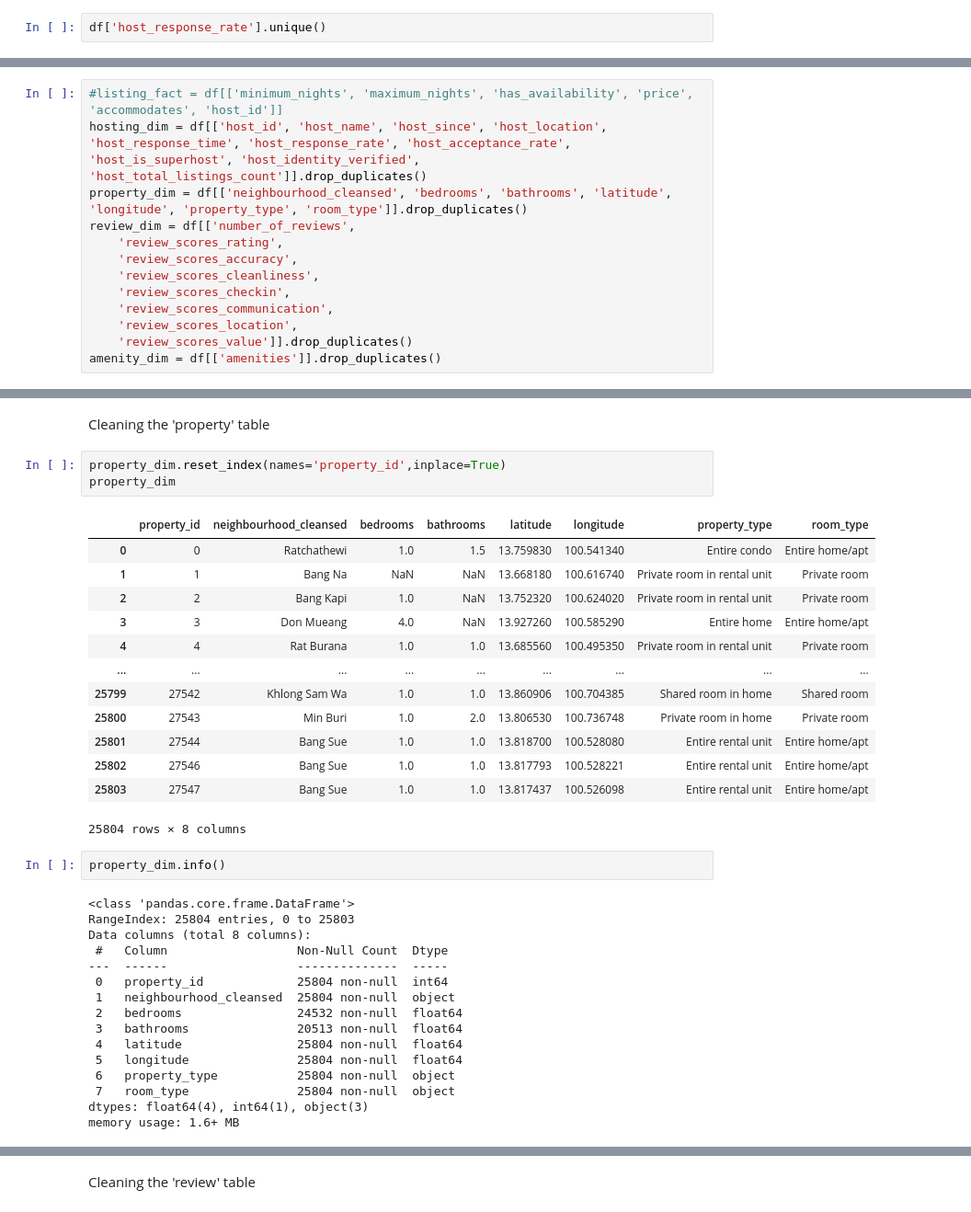
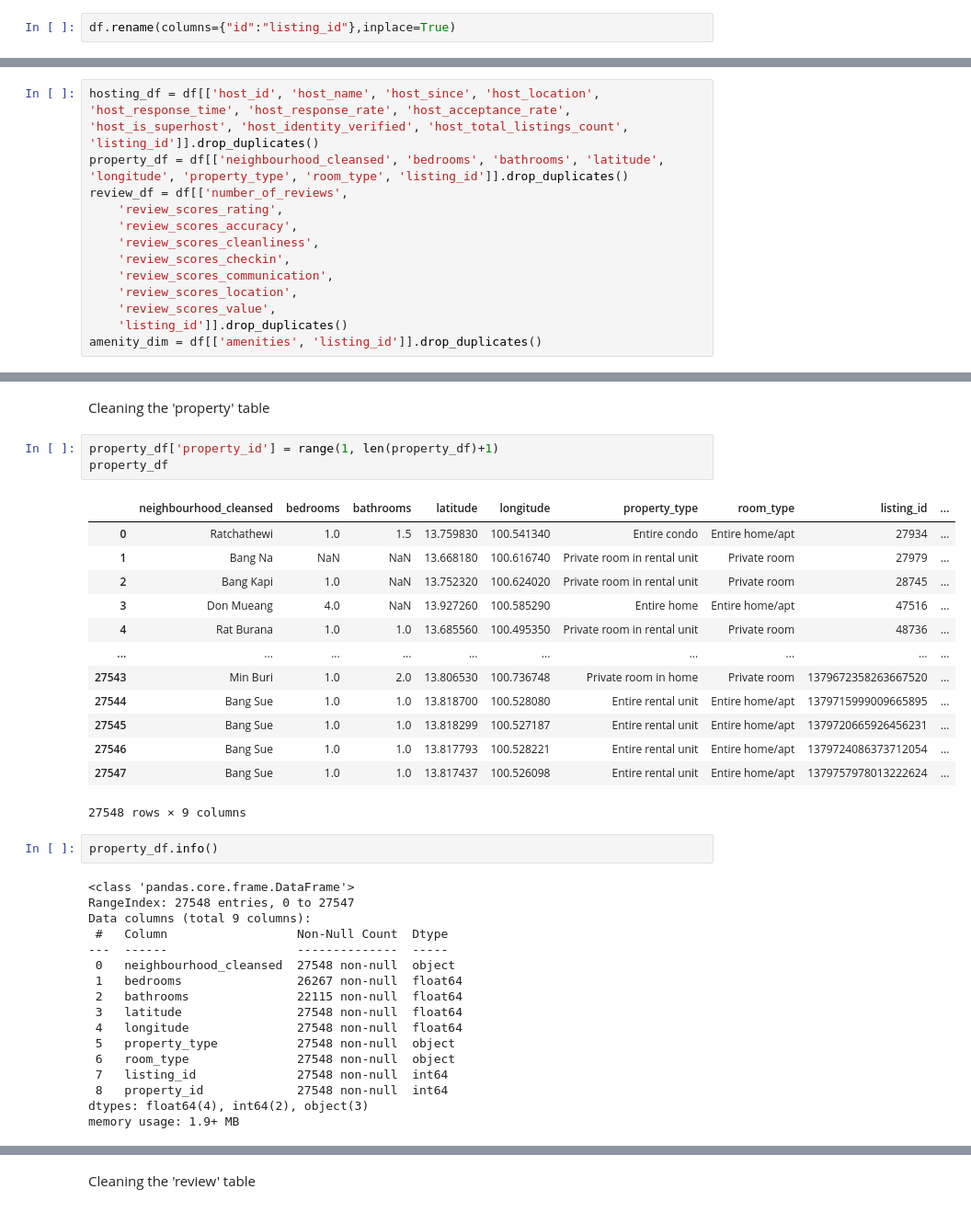
Before and after one commit to yongdetan/airbnb_bangkok_project, a Jupyter notebook: ingestion.ipynb, the cells around one changed output, grey strips where cells are left out. Shown at 92% size. Drawn from its saved outputs; the diff is of its cells as text.

Commit message:
data cleaning: amenities and listings

```diff
--- a/ingestion.ipynb
+++ b/ingestion.ipynb
@@ -19,4 +19,4 @@ df.head(5)
 | 4 | 48736 | https://www.airbnb.com/rooms/48736 | 20250319150518 | 2025-03-20 | city scrape | Condo with Chaopraya River View | at a size of 25sqm for your vacat... | NaN | ... |
 5 rows × 79 columns
 # %%
-df['host_response_rate'].unique()
+df.rename(columns={"id":"listing_id"},inplace=True)
@@ -53,17 +45,17 @@ Create the individual dimension table dataframes so that we can start cleaning t
 
 We will clean the individual dimension tables then merge them back to the original dataframe to obtain the respective primary keys.
 # %%
-#listing_fact = df[['minimum_nights', 'maximum_nights', 'has_availability', 'price', 'accommodates', 'host_id']]
-hosting_dim = df[['host_id', 'host_name', 'host_since', 'host_location', 'host_response_time', 'host_response_rate', 'host_acceptance_rate', 'host_is_superhost', 'host_identity_verified', 'host_total_listings_count']].drop_duplicates()
-property_dim = df[['neighbourhood_cleansed', 'bedrooms', 'bathrooms', 'latitude', 'longitude', 'property_type', 'room_type']].drop_duplicates()
-review_dim = df[['number_of_reviews',
+hosting_df = df[['host_id', 'host_name', 'host_since', 'host_location', 'host_response_time', 'host_response_rate', 'host_acceptance_rate', 'host_is_superhost', 'host_identity_verified', 'host_total_listings_count', 'listing_id']].drop_duplicates()
+property_df = df[['neighbourhood_cleansed', 'bedrooms', 'bathrooms', 'latitude', 'longitude', 'property_type', 'room_type', 'listing_id']].drop_duplicates()
+review_df = df[['number_of_reviews',
     'review_scores_rating',
     'review_scores_accuracy',
     'review_scores_cleanliness',
     'review_scores_checkin',
     'review_scores_communication',
     'review_scores_location',
-    'review_scores_value']].drop_duplicates()
-amenity_dim = df[['amenities']].drop_duplicates()
+    'review_scores_value',
+    'listing_id']].drop_duplicates()
+amenity_dim = df[['amenities', 'listing_id']].drop_duplicates()
 # %% [markdown]
 Cleaning the 'hosting' table
@@ -157,38 +150,39 @@ hosting_dim
 # %% [markdown]
 Cleaning the 'property' table
 # %%
-property_dim.reset_index(names='property_id',inplace=True)
-property_dim
+property_df['property_id'] = range(1, len(property_df)+1)
+property_df
 # %% [output]
-|  | property_id | neighbourhood_cleansed | bedrooms | bathrooms | latitude | longitude | property_type | room_type |
-| 0 | 0 | Ratchathewi | 1.0 | 1.5 | 13.759830 | 100.541340 | Entire condo | Entire home/apt |
-| 1 | 1 | Bang Na | NaN | NaN | 13.668180 | 100.616740 | Private room in rental unit | Private room |
-| 2 | 2 | Bang Kapi | 1.0 | NaN | 13.752320 | 100.624020 | Private room in rental unit | Private room |
-| 3 | 3 | Don Mueang | 4.0 | NaN | 13.927260 | 100.585290 | Entire home | Entire home/apt |
-| 4 | 4 | Rat Burana | 1.0 | 1.0 | 13.685560 | 100.495350 | Private room in rental unit | Private room |
-| ... | ... | ... | ... | ... | ... | ... | ... | ... |
-| 25799 | 27542 | Khlong Sam Wa | 1.0 | 1.0 | 13.860906 | 100.704385 | Shared room in home | Shared room |
-| 25800 | 27543 | Min Buri | 1.0 | 2.0 | 13.806530 | 100.736748 | Private room in home | Private room |
-| 25801 | 27544 | Bang Sue | 1.0 | 1.0 | 13.818700 | 100.528080 | Entire rental unit | Entire home/apt |
-| 25802 | 27546 | Bang Sue | 1.0 | 1.0 | 13.817793 | 100.528221 | Entire rental unit | Entire home/apt |
-| 25803 | 27547 | Bang Sue | 1.0 | 1.0 | 13.817437 | 100.526098 | Entire rental unit | Entire home/apt |
+|  | neighbourhood_cleansed | bedrooms | bathrooms | latitude | longitude | property_type | room_type | listing_id | ... |
+| 0 | Ratchathewi | 1.0 | 1.5 | 13.759830 | 100.541340 | Entire condo | Entire home/apt | 27934 | ... |
+| 1 | Bang Na | NaN | NaN | 13.668180 | 100.616740 | Private room in rental unit | Private room | 27979 | ... |
+| 2 | Bang Kapi | 1.0 | NaN | 13.752320 | 100.624020 | Private room in rental unit | Private room | 28745 | ... |
+| 3 | Don Mueang | 4.0 | NaN | 13.927260 | 100.585290 | Entire home | Entire home/apt | 47516 | ... |
+| 4 | Rat Burana | 1.0 | 1.0 | 13.685560 | 100.495350 | Private room in rental unit | Private room | 48736 | ... |
+| ... | ... | ... | ... | ... | ... | ... | ... | ... | ... |
+| 27543 | Min Buri | 1.0 | 2.0 | 13.806530 | 100.736748 | Private room in home | Private room | 1379672358263667520 | ... |
+| 27544 | Bang Sue | 1.0 | 1.0 | 13.818700 | 100.528080 | Entire rental unit | Entire home/apt | 1379715999009665895 | ... |
+| 27545 | Bang Sue | 1.0 | 1.0 | 13.818299 | 100.527187 | Entire rental unit | Entire home/apt | 1379720665926456231 | ... |
+| 27546 | Bang Sue | 1.0 | 1.0 | 13.817793 | 100.528221 | Entire rental unit | Entire home/apt | 1379724086373712054 | ... |
+| 27547 | Bang Sue | 1.0 | 1.0 | 13.817437 | 100.526098 | Entire rental unit | Entire home/apt | 1379757978013222624 | ... |
-25804 rows × 8 columns
+27548 rows × 9 columns
 # %%
-property_dim.info()
+property_df.info()
 # %% [output]
 <class 'pandas.core.frame.DataFrame'>
-RangeIndex: 25804 entries, 0 to 25803
-Data columns (total 8 columns):
+RangeIndex: 27548 entries, 0 to 27547
+Data columns (total 9 columns):
  #   Column                  Non-Null Count  Dtype
 ---  ------                  --------------  -----
- 0   property_id             25804 non-null  int64
- 1   neighbourhood_cleansed  25804 non-null  object
- 2   bedrooms                24532 non-null  float64
- 3   bathrooms               20513 non-null  float64
- 4   latitude                25804 non-null  float64
- 5   longitude               25804 non-null  float64
- 6   property_type           25804 non-null  object
- 7   room_type               25804 non-null  object
-dtypes: float64(4), int64(1), object(3)
-memory usage: 1.6+ MB
+ 0   neighbourhood_cleansed  27548 non-null  object
+ 1   bedrooms                26267 non-null  float64
+ 2   bathrooms               22115 non-null  float64
+ 3   latitude                27548 non-null  float64
+ 4   longitude               27548 non-null  float64
+ 5   property_type           27548 non-null  object
+ 6   room_type               27548 non-null  object
+ 7   listing_id              27548 non-null  int64
+ 8   property_id             27548 non-null  int64
+dtypes: float64(4), int64(2), object(3)
+memory usage: 1.9+ MB
 # %%
```
Also changed, not shown: parts of 45 cells of this notebook.
